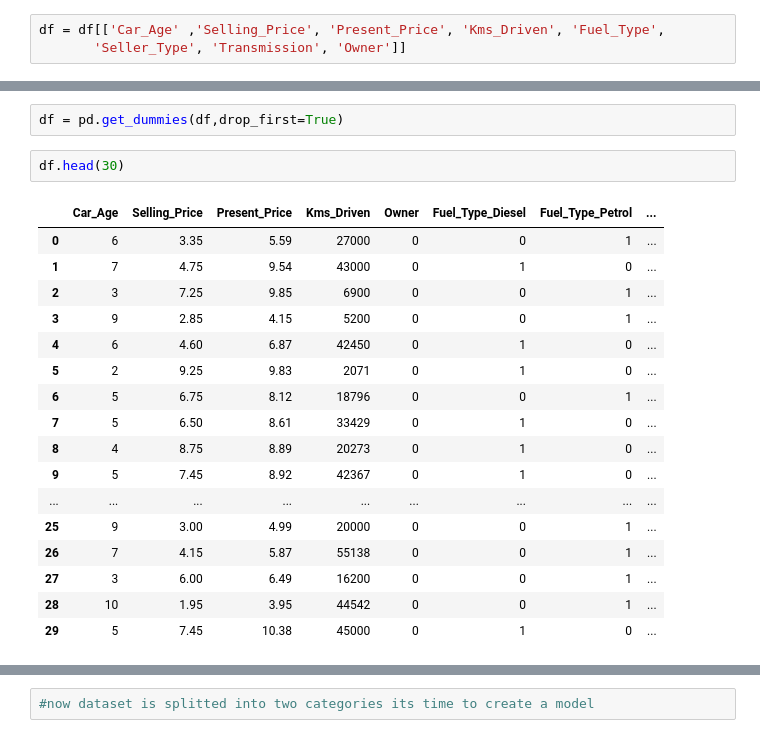
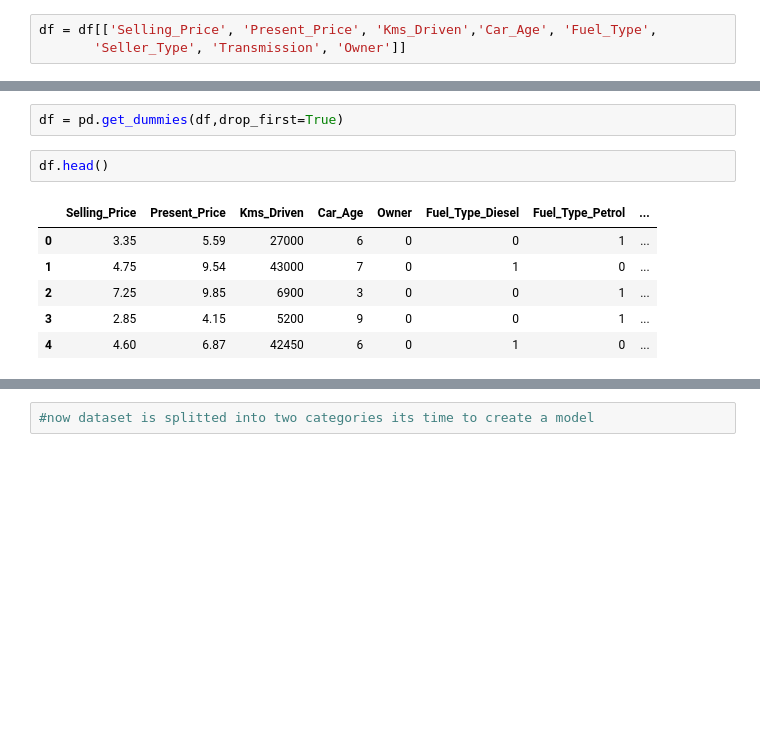
Before and after one commit to busybee23/KAGGLE, a Jupyter notebook: Vehicle dataset from cardekho/Car Prediction.ipynb, the cells around one changed output, grey strips where cells are left out. Saved outputs shown, nothing was run; the diff lists cells and outputs as text; blank space fills up the shorter version.

```diff
--- a/Vehicle dataset from cardekho/Car Prediction.ipynb
+++ b/Vehicle dataset from cardekho/Car Prediction.ipynb
@@ -116,7 +116,7 @@ Index(['Selling_Price', 'Present_Price', 'Kms_Driven', 'Fuel_Type',
        'Seller_Type', 'Transmission', 'Owner', 'Car_Age'],
       dtype='object')
 # %%
-df = df[['Car_Age' ,'Selling_Price', 'Present_Price', 'Kms_Driven', 'Fuel_Type',
+df = df[['Selling_Price', 'Present_Price', 'Kms_Driven','Car_Age', 'Fuel_Type',
        'Seller_Type', 'Transmission', 'Owner']]
 # %%
 df.head()
@@ -141,25 +130,14 @@ df.head()
 # %%
 df = pd.get_dummies(df,drop_first=True)
 # %%
-df.head(30)
+df.head()
 # %% [output]
-|  | Car_Age | Selling_Price | Present_Price | Kms_Driven | Owner | Fuel_Type_Diesel | Fuel_Type_Petrol | ... |
-| 0 | 6 | 3.35 | 5.59 | 27000 | 0 | 0 | 1 | ... |
-| 1 | 7 | 4.75 | 9.54 | 43000 | 0 | 1 | 0 | ... |
-| 2 | 3 | 7.25 | 9.85 | 6900 | 0 | 0 | 1 | ... |
-| 3 | 9 | 2.85 | 4.15 | 5200 | 0 | 0 | 1 | ... |
-| 4 | 6 | 4.60 | 6.87 | 42450 | 0 | 1 | 0 | ... |
-| 5 | 2 | 9.25 | 9.83 | 2071 | 0 | 1 | 0 | ... |
-| 6 | 5 | 6.75 | 8.12 | 18796 | 0 | 0 | 1 | ... |
-| 7 | 5 | 6.50 | 8.61 | 33429 | 0 | 1 | 0 | ... |
-| 8 | 4 | 8.75 | 8.89 | 20273 | 0 | 1 | 0 | ... |
-| 9 | 5 | 7.45 | 8.92 | 42367 | 0 | 1 | 0 | ... |
-| ... | ... | ... | ... | ... | ... | ... | ... | ... |
-| 25 | 9 | 3.00 | 4.99 | 20000 | 0 | 0 | 1 | ... |
-| 26 | 7 | 4.15 | 5.87 | 55138 | 0 | 0 | 1 | ... |
-| 27 | 3 | 6.00 | 6.49 | 16200 | 0 | 0 | 1 | ... |
-| 28 | 10 | 1.95 | 3.95 | 44542 | 0 | 0 | 1 | ... |
-| 29 | 5 | 7.45 | 10.38 | 45000 | 0 | 1 | 0 | ... |
+|  | Selling_Price | Present_Price | Kms_Driven | Car_Age | Owner | Fuel_Type_Diesel | Fuel_Type_Petrol | ... |
+| 0 | 3.35 | 5.59 | 27000 | 6 | 0 | 0 | 1 | ... |
+| 1 | 4.75 | 9.54 | 43000 | 7 | 0 | 1 | 0 | ... |
+| 2 | 7.25 | 9.85 | 6900 | 3 | 0 | 0 | 1 | ... |
+| 3 | 2.85 | 4.15 | 5200 | 9 | 0 | 0 | 1 | ... |
+| 4 | 4.60 | 6.87 | 42450 | 6 | 0 | 1 | 0 | ... |
 # %%
 corrmat=df.corr()
 top_corr_features=corrmat.index
```
Also changed, not shown: parts of 10 cells of this notebook.
